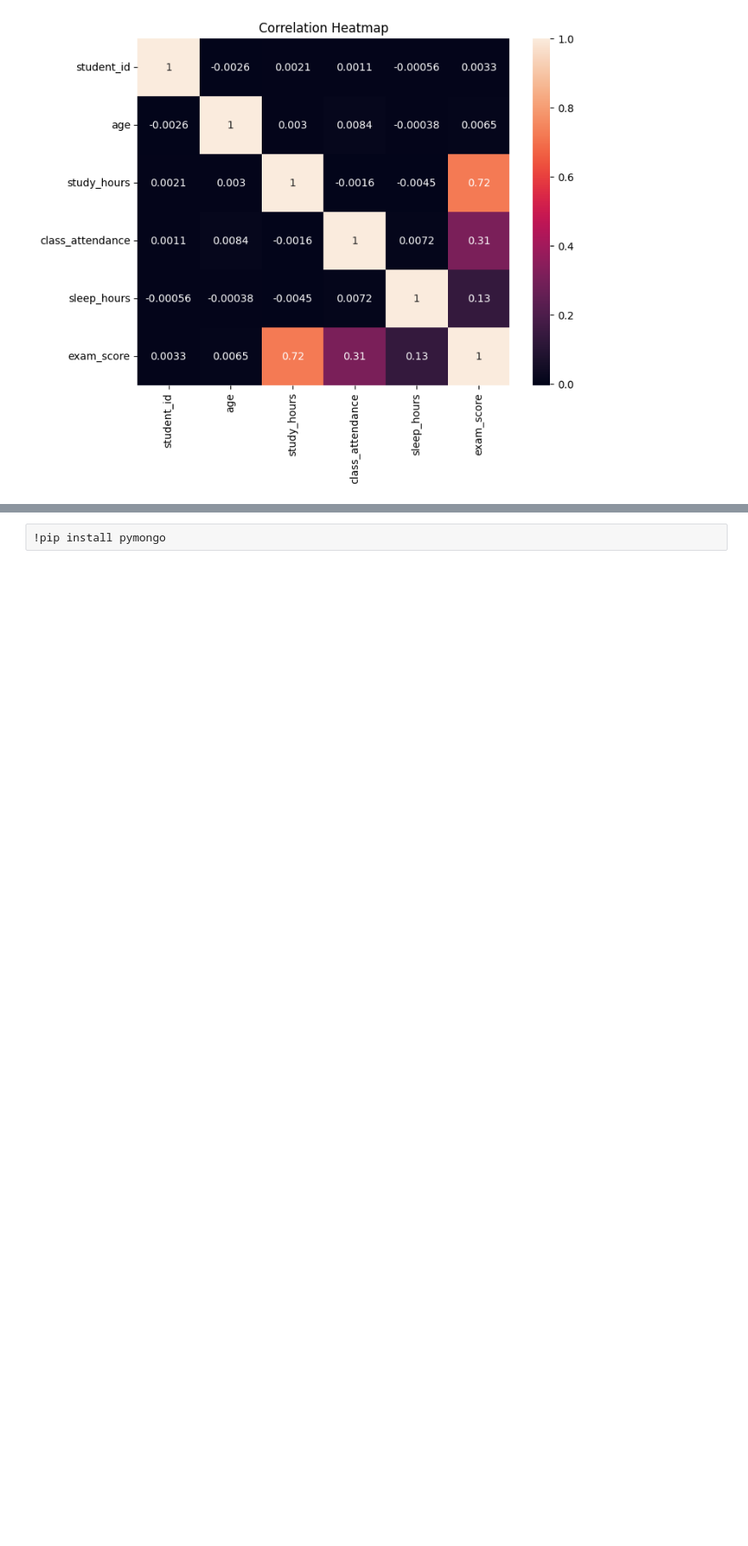
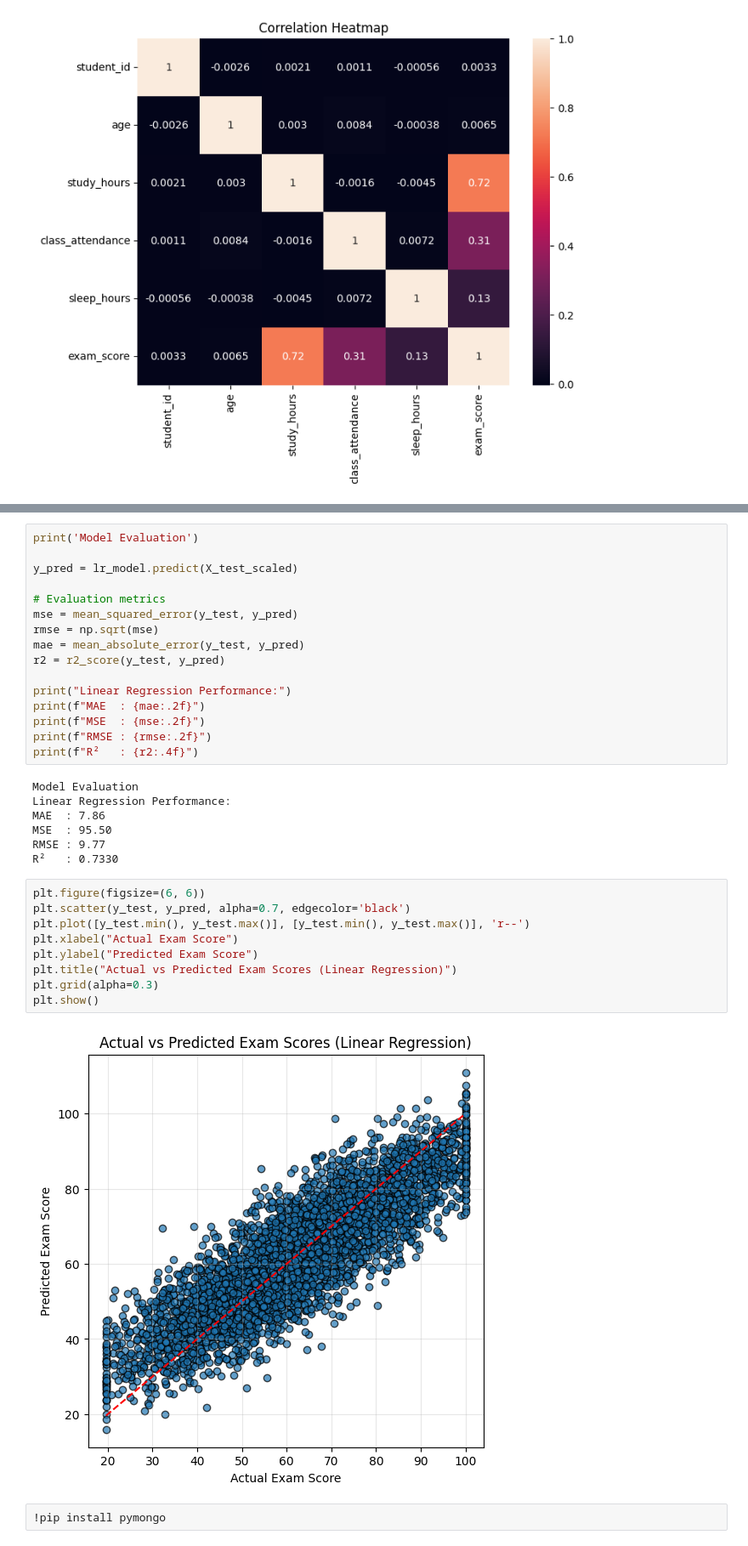
Before and after one commit to dohaneedsrest/BigDataAnalyticsFinalProject, a Jupyter notebook: BigDataFinalProject.ipynb, the cells around one changed output, grey strips where cells are left out. Shown at 85% size. Saved outputs shown, nothing was run; the diff lists cells and outputs as text; blank space fills up the shorter version.

Commit message:
added linear regression and evaluation metrics

```diff
--- a/BigDataFinalProject.ipynb
+++ b/BigDataFinalProject.ipynb
@@ -203,3 +215,37 @@ print('evaluation metrics here')
+# %%
+print('Model Evaluation')
+
+y_pred = lr_model.predict(X_test_scaled)
+
+# Evaluation metrics
+mse = mean_squared_error(y_test, y_pred)
+rmse = np.sqrt(mse)
+mae = mean_absolute_error(y_test, y_pred)
+r2 = r2_score(y_test, y_pred)
+
+print("Linear Regression Performance:")
+print(f"MAE  : {mae:.2f}")
+print(f"MSE  : {mse:.2f}")
+print(f"RMSE : {rmse:.2f}")
+print(f"R²   : {r2:.4f}")
+# %% [output]
+Model Evaluation
+Linear Regression Performance:
+MAE  : 7.86
+MSE  : 95.50
+RMSE : 9.77
+R²   : 0.7330
+# %%
+plt.figure(figsize=(6, 6))
+plt.scatter(y_test, y_pred, alpha=0.7, edgecolor='black')
+plt.plot([y_test.min(), y_test.max()], [y_test.min(), y_test.max()], 'r--')
+plt.xlabel("Actual Exam Score")
+plt.ylabel("Predicted Exam Score")
+plt.title("Actual vs Predicted Exam Scores (Linear Regression)")
+plt.grid(alpha=0.3)
+plt.show()
+# %% [output]
+[figure, added]
 # %%
 !pip install pymongo
 # %% [output]
```
Also changed, not shown: parts of 10 cells of this notebook.
